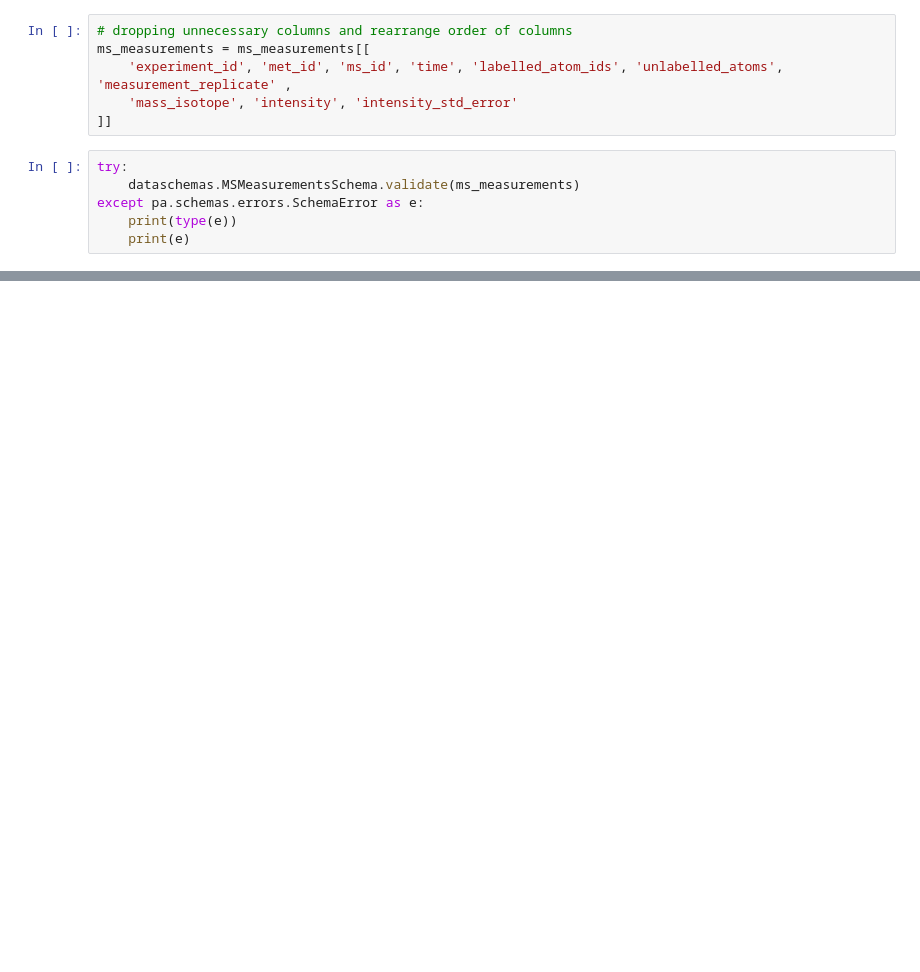
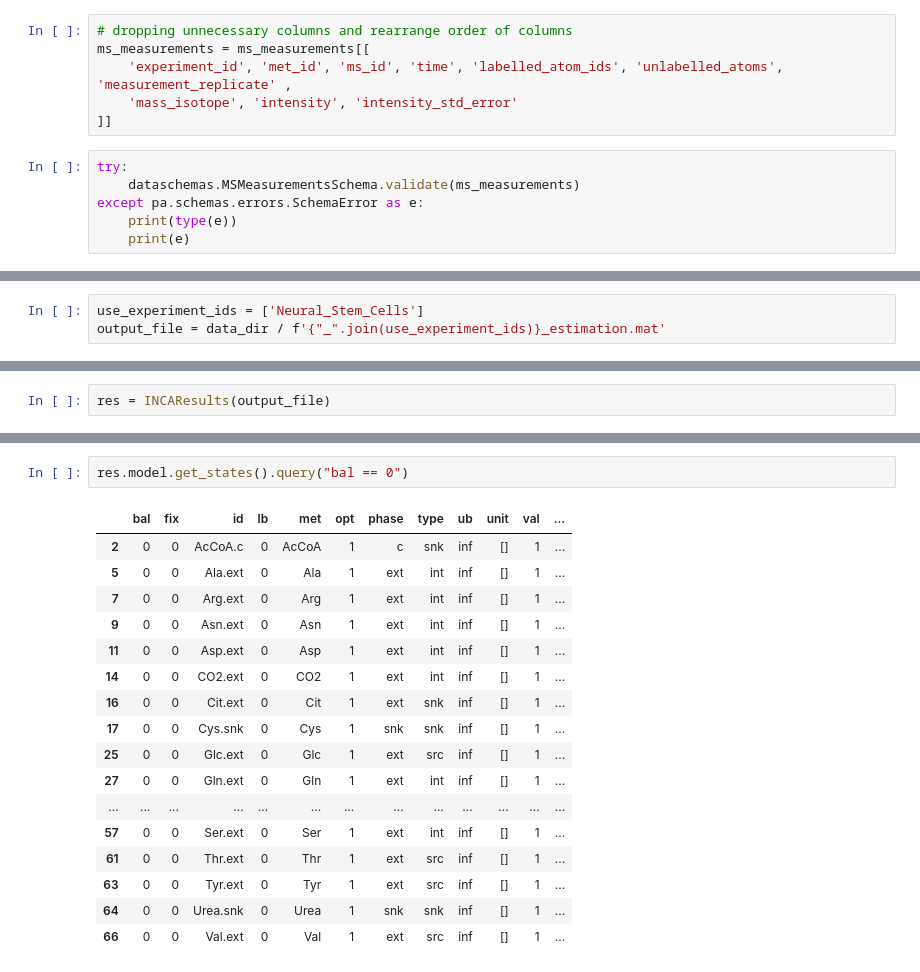
Before and after one commit to biosustain/incawrapper, a Jupyter notebook: docs/examples/Published_data_examples_neural_cells.ipynb, the cells around one changed output, grey strips where cells are left out. Saved outputs shown, nothing was run; the diff lists cells and outputs as text; blank space fills up the shorter version.

Commit message:
WIP: neural cells examples runs, but my model has different degrees of freedom compared to stated in article

```diff
--- a/docs/examples/Published_data_examples_neural_cells.ipynb
+++ b/docs/examples/Published_data_examples_neural_cells.ipynb
@@ -252,0 +273,3 @@ except pa.schemas.errors.SchemaError as e:
+# %%
+use_experiment_ids = ['Neural_Stem_Cells']
+output_file = data_dir / f'{"_".join(use_experiment_ids)}_estimation.mat'
@@ -252,0 +332,2 @@ except pa.schemas.errors.SchemaError as e:
+# %%
+res = INCAResults(output_file)
@@ -252,0 +361,20 @@ except pa.schemas.errors.SchemaError as e:
+# %%
+res.model.get_states().query("bal == 0")
+# %% [output]
+|  | bal | fix | id | lb | met | opt | phase | type | ub | unit | val | ... |
+| 2 | 0 | 0 | AcCoA.c | 0 | AcCoA | 1 | c | snk | inf | [] | 1 | ... |
+| 5 | 0 | 0 | Ala.ext | 0 | Ala | 1 | ext | int | inf | [] | 1 | ... |
+| 7 | 0 | 0 | Arg.ext | 0 | Arg | 1 | ext | int | inf | [] | 1 | ... |
+| 9 | 0 | 0 | Asn.ext | 0 | Asn | 1 | ext | int | inf | [] | 1 | ... |
+| 11 | 0 | 0 | Asp.ext | 0 | Asp | 1 | ext | int | inf | [] | 1 | ... |
+| 14 | 0 | 0 | CO2.ext | 0 | CO2 | 1 | ext | int | inf | [] | 1 | ... |
+| 16 | 0 | 0 | Cit.ext | 0 | Cit | 1 | ext | snk | inf | [] | 1 | ... |
+| 17 | 0 | 0 | Cys.snk | 0 | Cys | 1 | snk | snk | inf | [] | 1 | ... |
+| 25 | 0 | 0 | Glc.ext | 0 | Glc | 1 | ext | src | inf | [] | 1 | ... |
+| 27 | 0 | 0 | Gln.ext | 0 | Gln | 1 | ext | int | inf | [] | 1 | ... |
+| ... | ... | ... | ... | ... | ... | ... | ... | ... | ... | ... | ... | ... |
+| 57 | 0 | 0 | Ser.ext | 0 | Ser | 1 | ext | int | inf | [] | 1 | ... |
+| 61 | 0 | 0 | Thr.ext | 0 | Thr | 1 | ext | src | inf | [] | 1 | ... |
+| 63 | 0 | 0 | Tyr.ext | 0 | Tyr | 1 | ext | src | inf | [] | 1 | ... |
+| 64 | 0 | 0 | Urea.snk | 0 | Urea | 1 | snk | snk | inf | [] | 1 | ... |
+| 66 | 0 | 0 | Val.ext | 0 | Val | 1 | ext | src | inf | [] | 1 | ... |
```
Also changed, not shown: parts of 18 cells of this notebook, 3 other files.
